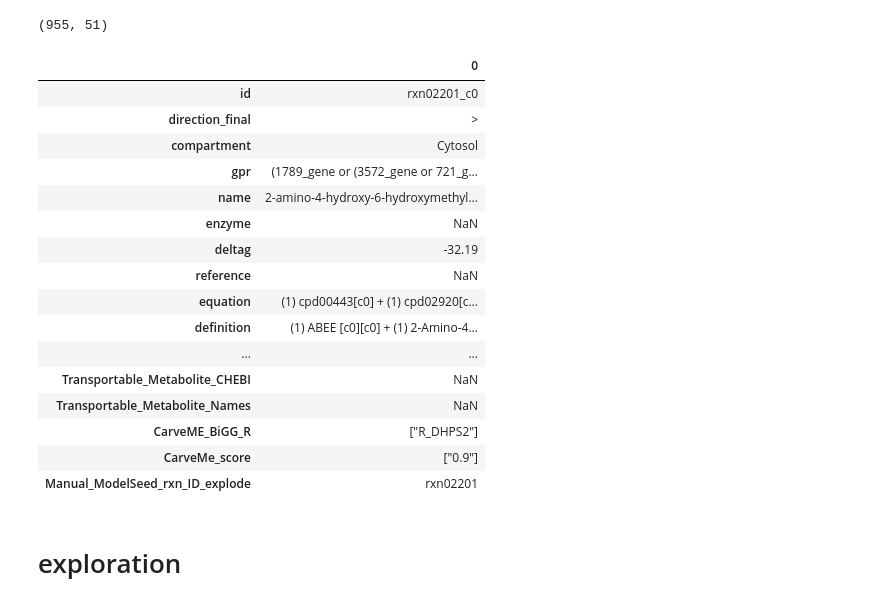
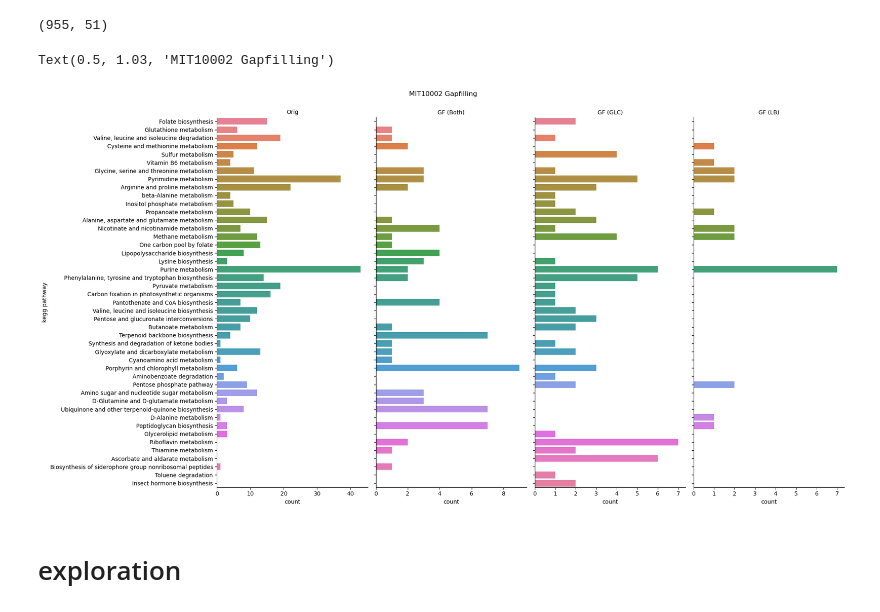
Before and after one commit to wosnat/alteromonas_curation_feb2025, a Jupyter notebook: MIT1002/create merged reactions and eggnog file.ipynb, the cells around one changed output. Cells and saved outputs as stored; diff of their text form; code cells hidden in the pictures.

Commit message:
create KEGG per gapfill reactions figures

```diff
--- a/MIT1002/create merged reactions and eggnog file.ipynb
+++ b/MIT1002/create merged reactions and eggnog file.ipynb
@@ -197,26 +199,29 @@ df_merge.shape
 (955, 51)
 # %%
 df_merge.to_excel('MIT1002_reactions_with_eggnog.xlsx', index=False)
-# %%
-df_merge1.head(1).T
-# %% [output]
-|  | 0 |
-| id | rxn02201_c0 |
-| direction_final | > |
-| compartment | Cytosol |
-| gpr | (1789_gene or (3572_gene or 721_g... |
-| name | 2-amino-4-hydroxy-6-hydroxymethyl... |
-| enzyme | NaN |
-| deltag | -32.19 |
-| reference | NaN |
-| equation | (1) cpd00443[c0] + (1) cpd02920[c... |
-| definition | (1) ABEE [c0][c0] + (1) 2-Amino-4... |
-| ... | ... |
-| Transportable_Metabolite_CHEBI | NaN |
-| Transportable_Metabolite_Names | NaN |
-| CarveME_BiGG_R | ["R_DHPS2"] |
-| CarveMe_score | ["0.9"] |
-| Manual_ModelSeed_rxn_ID_explode | rxn02201 |
+# %%
+df_merged_lb_glc_final['source'] = (df_merged_lb_glc_final.is_Gap_Fill_glc_min + ',' + df_merged_lb_glc_final.is_Gap_Fill_LB).map({
+    'No,No' : 'Orig', 'Yes,Yes' : 'GF (Both)', 'Yes,N/A' : 'GF (GLC)', 'N/A,Yes' : 'GF (LB)',
+})
+# %%
+df_merged_lb_glc_final_explode = df_merged_lb_glc_final.copy()
+df_merged_lb_glc_final_explode['kegg pathway'] = df_merged_lb_glc_final_explode['kegg pathways'].str.split('|')
+df_merged_lb_glc_final_explode = df_merged_lb_glc_final_explode.explode('kegg pathway')
+df_merged_lb_glc_final_explode = df_merged_lb_glc_final_explode.reset_index(drop=True)
+# %%
+interesting_keggs = df_merged_lb_glc_final_explode.loc[~df_merged_lb_glc_final_explode.source.isin(['Orig']), 'kegg pathway']
+sns.catplot(
+    data=df_merged_lb_glc_final_explode.loc[df_merged_lb_glc_final_explode['kegg pathway'].isin(interesting_keggs)],
+    col='source', y='kegg pathway', kind='count',
+    sharex=False,
+    height=10,
+    aspect=0.5,
+    hue='kegg pathway', legend=False,
+).set_titles(col_template='{col_name}')
+plt.suptitle('MIT10002 Gapfilling', y=1.03)
+# %% [output]
+Text(0.5, 1.03, 'MIT10002 Gapfilling')
+[figure, added]
 # %% [markdown]
 # exploration
 # %%
```
Also changed, not shown: parts of 6 cells of this notebook, 8 other files.
